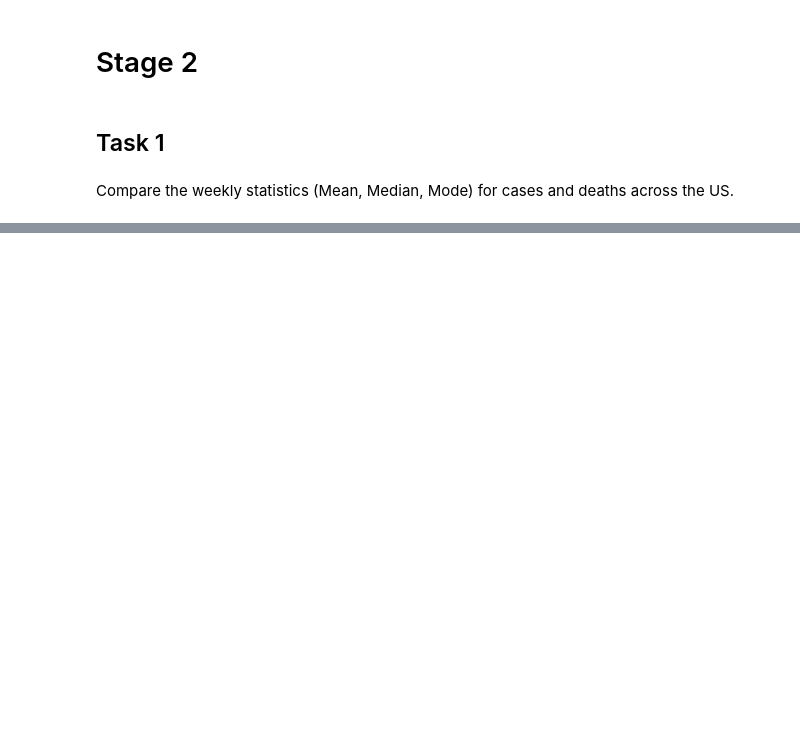
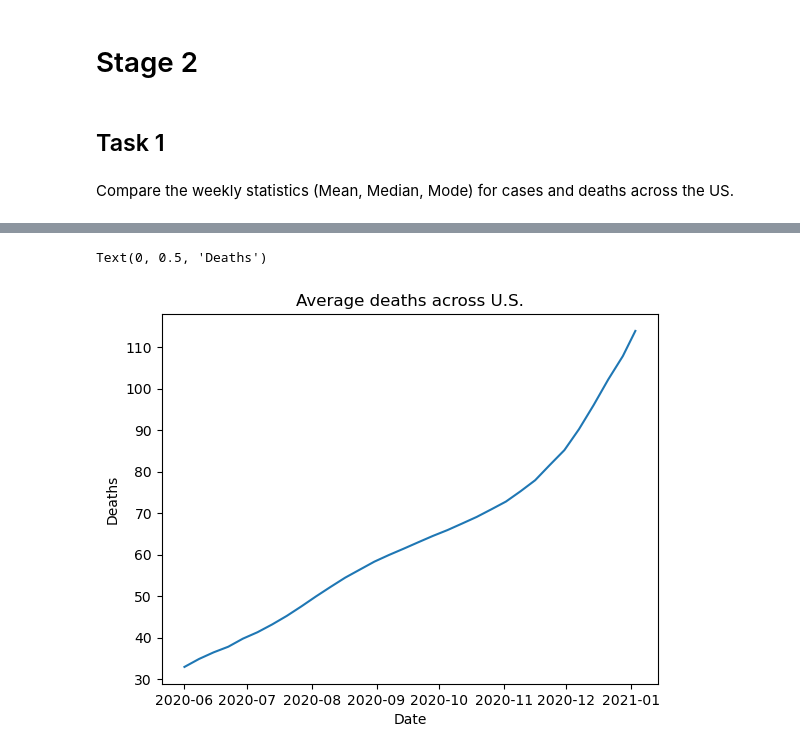
Before and after one commit to smbarber2/405ProjectGroup1, a Jupyter notebook: group_stage2.ipynb, the cells around one changed output, grey strips where cells are left out. Saved outputs shown, nothing was run; the diff lists cells and outputs as text; code cells hidden in the pictures; blank space fills up the shorter version.

```diff
--- a/group_stage2.ipynb
+++ b/group_stage2.ipynb
@@ -61,0 +87,10 @@ case_sums
+# %%
+cd_date_mean = cd_date.T.mean(axis=1)
+plt.plot(cd_date_mean)
+plt.title('Average deaths across U.S.')
+plt.xlabel('Date')
+plt.ylabel('Deaths')
+plt.show()
+# %% [output]
+Text(0, 0.5, 'Deaths')
+[figure, added]
```
Also changed, not shown: parts of 4 cells of this notebook.
